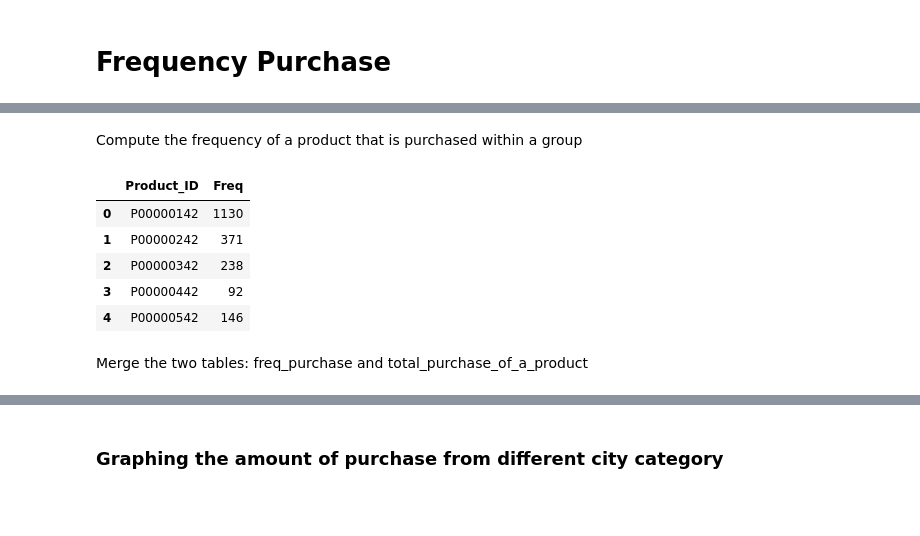
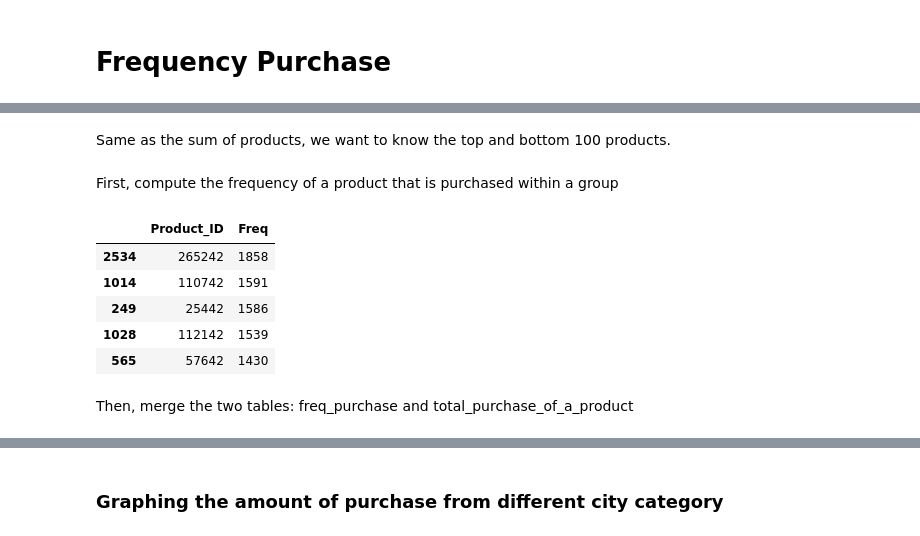
Before and after one commit to mtruon11/Black-Friday-Analysis, a Jupyter notebook: Black-Friday-Analysis.ipynb, the cells around one changed output, grey strips where cells are left out. Drawn from its saved outputs; the diff is of its cells as text; code cells hidden in the pictures; blank space fills up the shorter version.

```diff
--- a/Black-Friday-Analysis.ipynb
+++ b/Black-Friday-Analysis.ipynb
@@ -315,20 +351,24 @@ total_purchase_of_a_product.head()
+# %% [markdown]
+Same as the sum of products, we want to know the top and bottom 100 products.
 # %% [markdown]
-Compute the frequency of a product that is purchased within a group
+First, compute the frequency of a product that is purchased within a group
 # %%
 freq_purchase =  blackfriday.groupby(['Product_ID']).Product_ID.count().to_frame() # counting the frequency for each product
 freq_purchase['Freq'] = freq_purchase.Product_ID #create a new column named "Freq"
 freq_purchase = freq_purchase.drop(columns=['Product_ID'], axis=1)
 freq_purchase.reset_index(level=0, inplace=True)
+freq_purchase['Product_ID'] = freq_purchase['Product_ID'].str.replace('P', '').astype(int)
+freq_purchase.sort_values(by=['Freq'], ascending=False, inplace=True)
 freq_purchase.head()
 # %% [output]
 |  | Product_ID | Freq |
-| 0 | P00000142 | 1130 |
-| 1 | P00000242 | 371 |
-| 2 | P00000342 | 238 |
-| 3 | P00000442 | 92 |
-| 4 | P00000542 | 146 |
+| 2534 | 265242 | 1858 |
+| 1014 | 110742 | 1591 |
+| 249 | 25442 | 1586 |
+| 1028 | 112142 | 1539 |
+| 565 | 57642 | 1430 |
 # %% [markdown]
-Merge the two tables: freq_purchase and total_purchase_of_a_product
+Then, merge the two tables: freq_purchase and total_purchase_of_a_product
 # %%
 #Using outer join to merge the two tables together.
 freq_purchase = freq_purchase.merge(total_purchase_of_a_product, left_on='Product_ID', right_on='Product_ID', how='outer')
```
Also changed, not shown: parts of 19 cells of this notebook.
